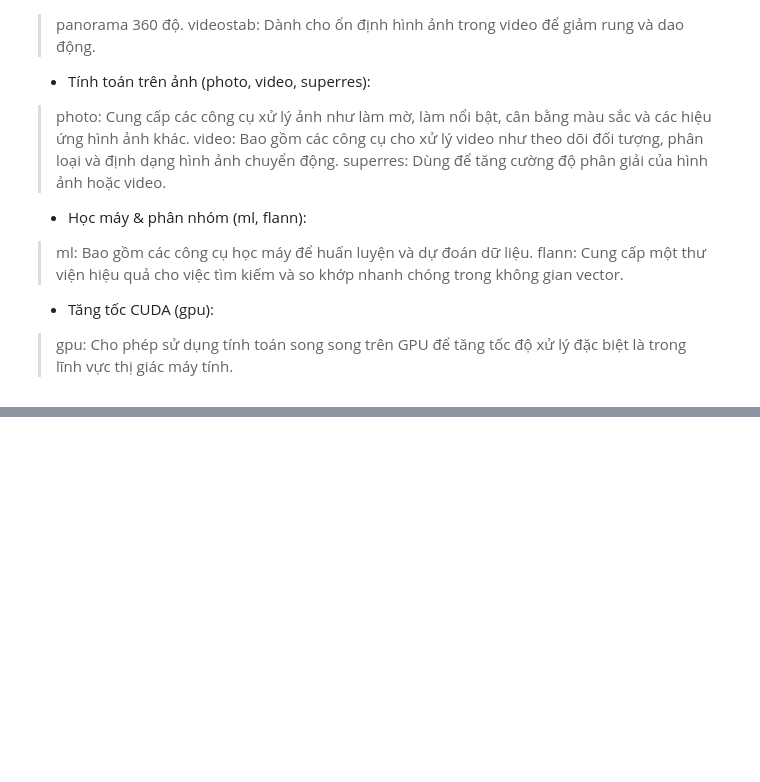
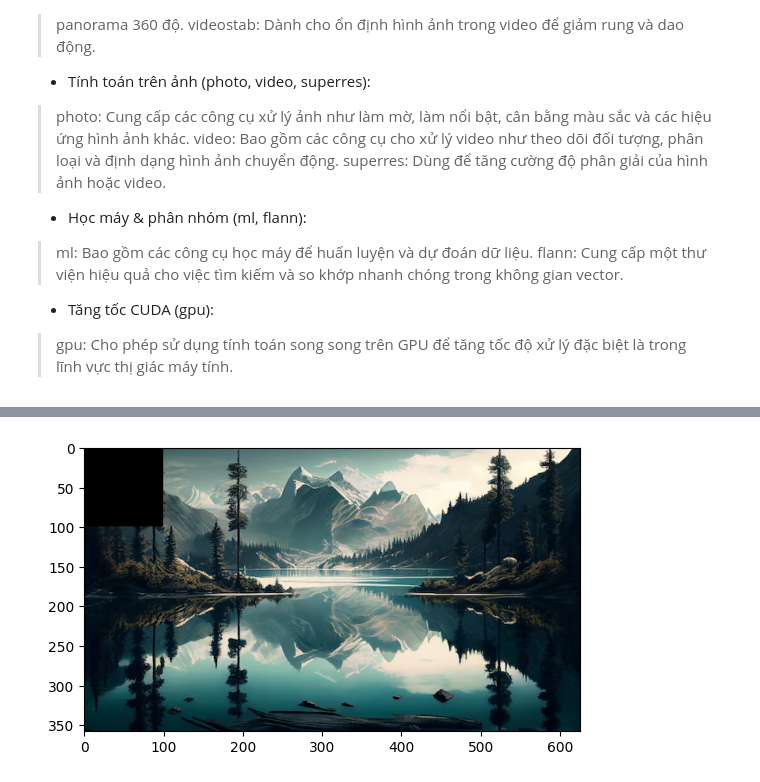
Before and after one commit to lightningdhna/intern_20232, a Jupyter notebook: opencv.ipynb, the cells around one changed output, grey strips where cells are left out. Drawn from its saved outputs; the diff is of its cells as text; code cells hidden in the pictures; blank space fills up the shorter version.

```diff
--- a/opencv.ipynb
+++ b/opencv.ipynb
@@ -56,0 +74,11 @@ error: OpenCV(4.9.0) d:\a\opencv-python\opencv-python\opencv\modules\imgproc\src
+# %%
+# change pixel value
+image2 = image.copy()
+for i in range(100):
+    for j in range(100):
+        image2[i,j] = [0,0,0]
+
+pyplot.imshow(cv2.cvtColor(image2, cv2.COLOR_BGR2RGB))
+pyplot.show()
+# %% [output]
+[figure, added]
```
Also changed, not shown: parts of 19 cells of this notebook, 2 other files.
